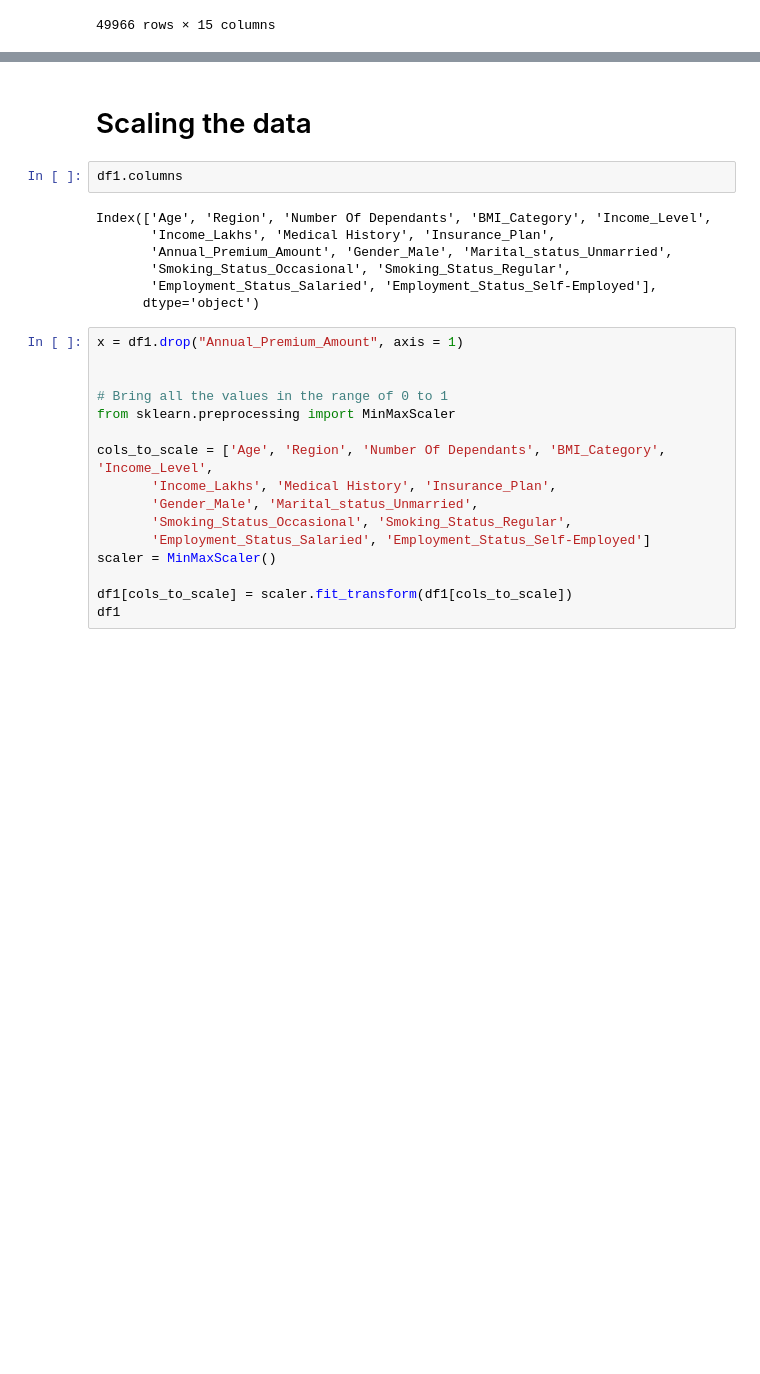
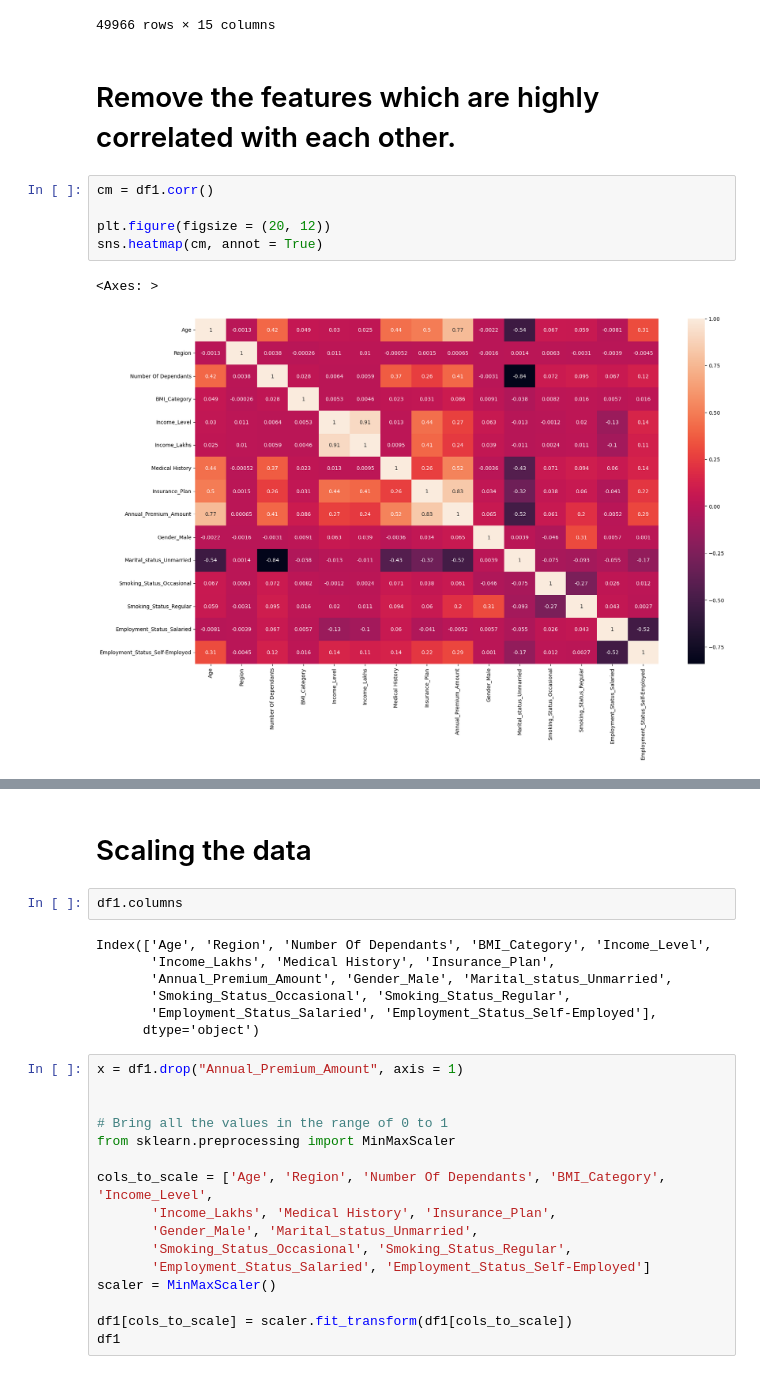
Before and after one commit to puneet-cs/DS20-Python, a Jupyter notebook: DS20_Step1.ipynb, the cells around one changed output, grey strips where cells are left out. Cells and saved outputs as stored; diff of their text form; blank space fills up the shorter version.

```diff
--- a/DS20_Step1.ipynb
+++ b/DS20_Step1.ipynb
@@ -452,3 +452,13 @@ df1
 | 49998 | 18 | 1 | 2 | 0 | 1.0 | 20 | 0 | ... |
 | 49999 | 48 | 3 | 3 | 0 | 0.0 | 7 | 6 | ... |
 49966 rows × 15 columns
+# %% [markdown]
+# Remove the features which are highly correlated with each other.
+# %%
+cm = df1.corr()
+
+plt.figure(figsize = (20, 12))
+sns.heatmap(cm, annot = True)
+# %% [output]
+<Axes: >
+[figure, added]
```
Also changed, not shown: parts of 19 cells of this notebook.
